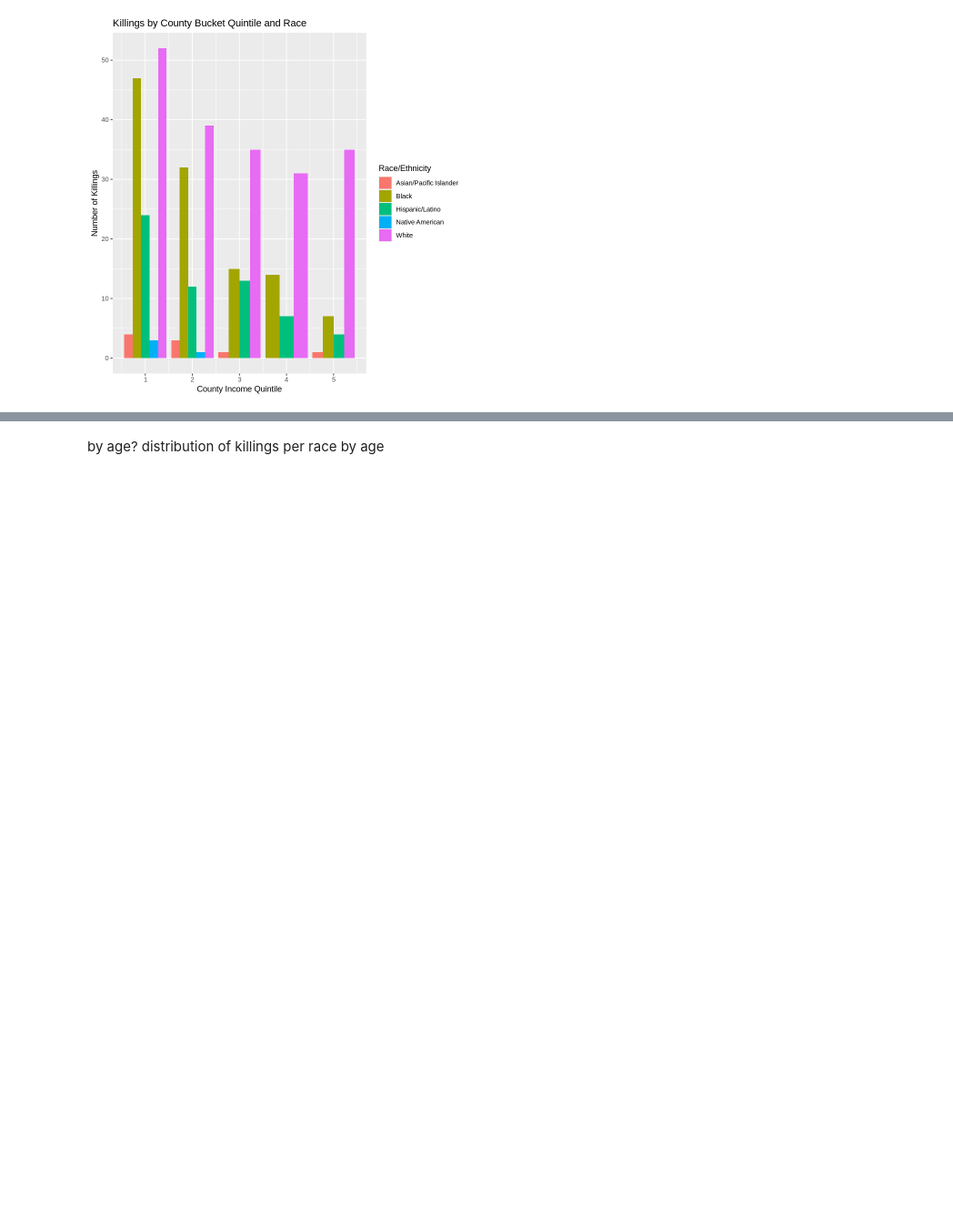
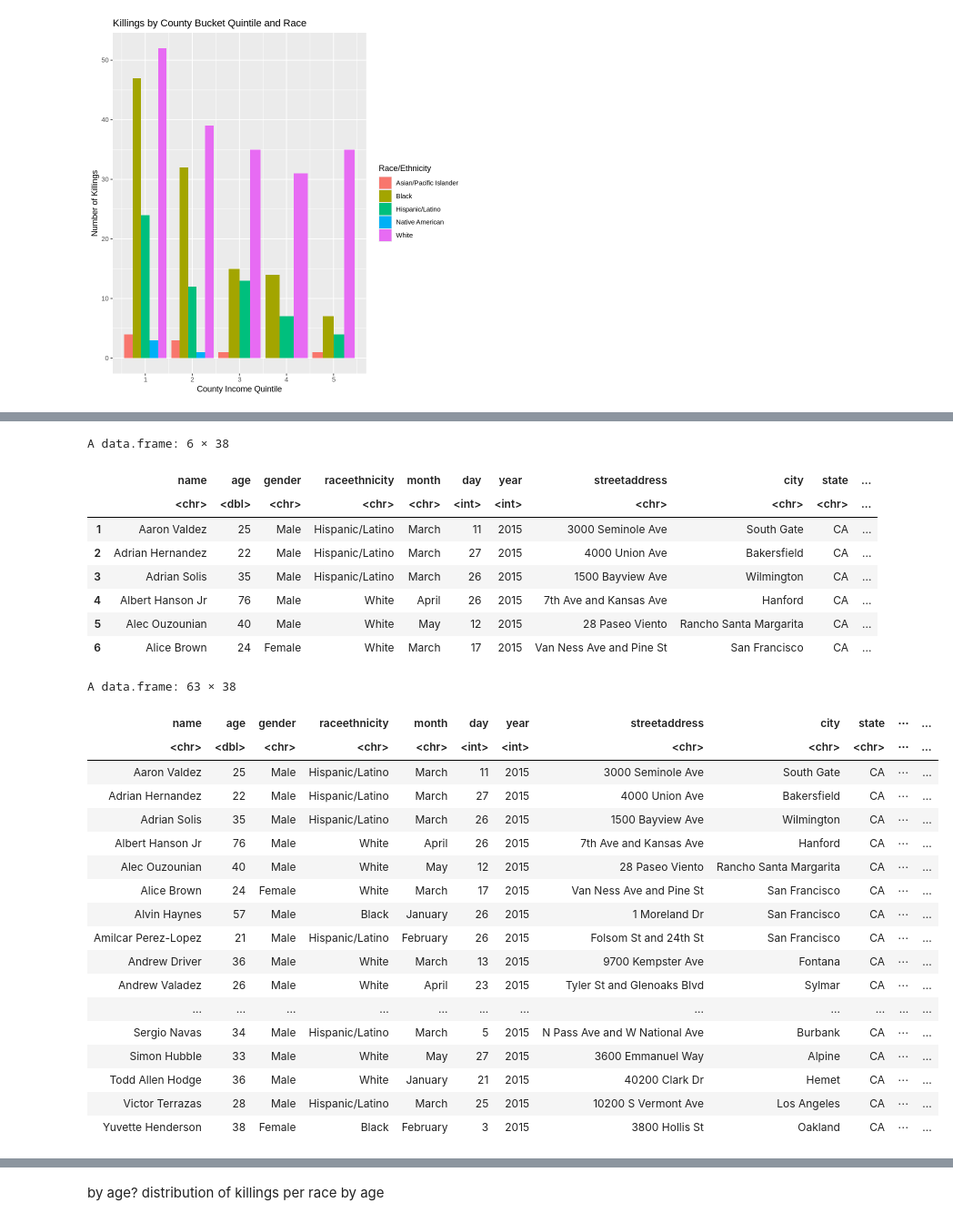
Before and after one commit to bwaves26/statclass, a Jupyter notebook: finalproject.ipynb, the cells around one changed output, grey strips where cells are left out. Shown at 91% size. Drawn from its saved outputs; the diff is of its cells as text; code cells hidden in the pictures; blank space fills up the shorter version.

```diff
--- a/finalproject.ipynb
+++ b/finalproject.ipynb
@@ -153,0 +199,34 @@ ggplot(police_killings_clean, aes(x = raceethnicity, fill = as.factor(county_buc
+# %%
+# prompt: view full dataset subset_killings
+
+head(ca_killings)
+View(ca_killings)
+# %% [output]
+A data.frame: 6 × 38
+|  | name | age | gender | raceethnicity | month | day | year | streetaddress | city | state | ... |
+|  | <chr> | <dbl> | <chr> | <chr> | <chr> | <int> | <int> | <chr> | <chr> | <chr> | ... |
+| 1 | Aaron Valdez | 25 | Male | Hispanic/Latino | March | 11 | 2015 | 3000 Seminole Ave | South Gate | CA | ... |
+| 2 | Adrian Hernandez | 22 | Male | Hispanic/Latino | March | 27 | 2015 | 4000 Union Ave | Bakersfield | CA | ... |
+| 3 | Adrian Solis | 35 | Male | Hispanic/Latino | March | 26 | 2015 | 1500 Bayview Ave | Wilmington | CA | ... |
+| 4 | Albert Hanson Jr | 76 | Male | White | April | 26 | 2015 | 7th Ave and Kansas Ave | Hanford | CA | ... |
+| 5 | Alec Ouzounian | 40 | Male | White | May | 12 | 2015 | 28 Paseo Viento | Rancho Santa Margarita | CA | ... |
+| 6 | Alice Brown | 24 | Female | White | March | 17 | 2015 | Van Ness Ave and Pine St | San Francisco | CA | ... |
+A data.frame: 63 × 38
+| name | age | gender | raceethnicity | month | day | year | streetaddress | city | state | ⋯ | ... |
+| <chr> | <dbl> | <chr> | <chr> | <chr> | <int> | <int> | <chr> | <chr> | <chr> | ⋯ | ... |
+| Aaron Valdez | 25 | Male | Hispanic/Latino | March | 11 | 2015 | 3000 Seminole Ave | South Gate | CA | ⋯ | ... |
+| Adrian Hernandez | 22 | Male | Hispanic/Latino | March | 27 | 2015 | 4000 Union Ave | Bakersfield | CA | ⋯ | ... |
+| Adrian Solis | 35 | Male | Hispanic/Latino | March | 26 | 2015 | 1500 Bayview Ave | Wilmington | CA | ⋯ | ... |
+| Albert Hanson Jr | 76 | Male | White | April | 26 | 2015 | 7th Ave and Kansas Ave | Hanford | CA | ⋯ | ... |
+| Alec Ouzounian | 40 | Male | White | May | 12 | 2015 | 28 Paseo Viento | Rancho Santa Margarita | CA | ⋯ | ... |
+| Alice Brown | 24 | Female | White | March | 17 | 2015 | Van Ness Ave and Pine St | San Francisco | CA | ⋯ | ... |
+| Alvin Haynes | 57 | Male | Black | January | 26 | 2015 | 1 Moreland Dr | San Francisco | CA | ⋯ | ... |
+| Amilcar Perez-Lopez | 21 | Male | Hispanic/Latino | February | 26 | 2015 | Folsom St and 24th St | San Francisco | CA | ⋯ | ... |
+| Andrew Driver | 36 | Male | White | March | 13 | 2015 | 9700 Kempster Ave | Fontana | CA | ⋯ | ... |
+| Andrew Valadez | 26 | Male | White | April | 23 | 2015 | Tyler St and Glenoaks Blvd | Sylmar | CA | ⋯ | ... |
+| ... | ... | ... | ... | ... | ... | ... | ... | ... | ... | ... | ... |
+| Sergio Navas | 34 | Male | Hispanic/Latino | March | 5 | 2015 | N Pass Ave and W National Ave | Burbank | CA | ⋯ | ... |
+| Simon Hubble | 33 | Male | White | May | 27 | 2015 | 3600 Emmanuel Way | Alpine | CA | ⋯ | ... |
+| Todd Allen Hodge | 36 | Male | White | January | 21 | 2015 | 40200 Clark Dr | Hemet | CA | ⋯ | ... |
+| Victor Terrazas | 28 | Male | Hispanic/Latino | March | 25 | 2015 | 10200 S Vermont Ave | Los Angeles | CA | ⋯ | ... |
+| Yuvette Henderson | 38 | Female | Black | February | 3 | 2015 | 3800 Hollis St | Oakland | CA | ⋯ | ... |
```
Also changed, not shown: parts of 15 cells of this notebook.
